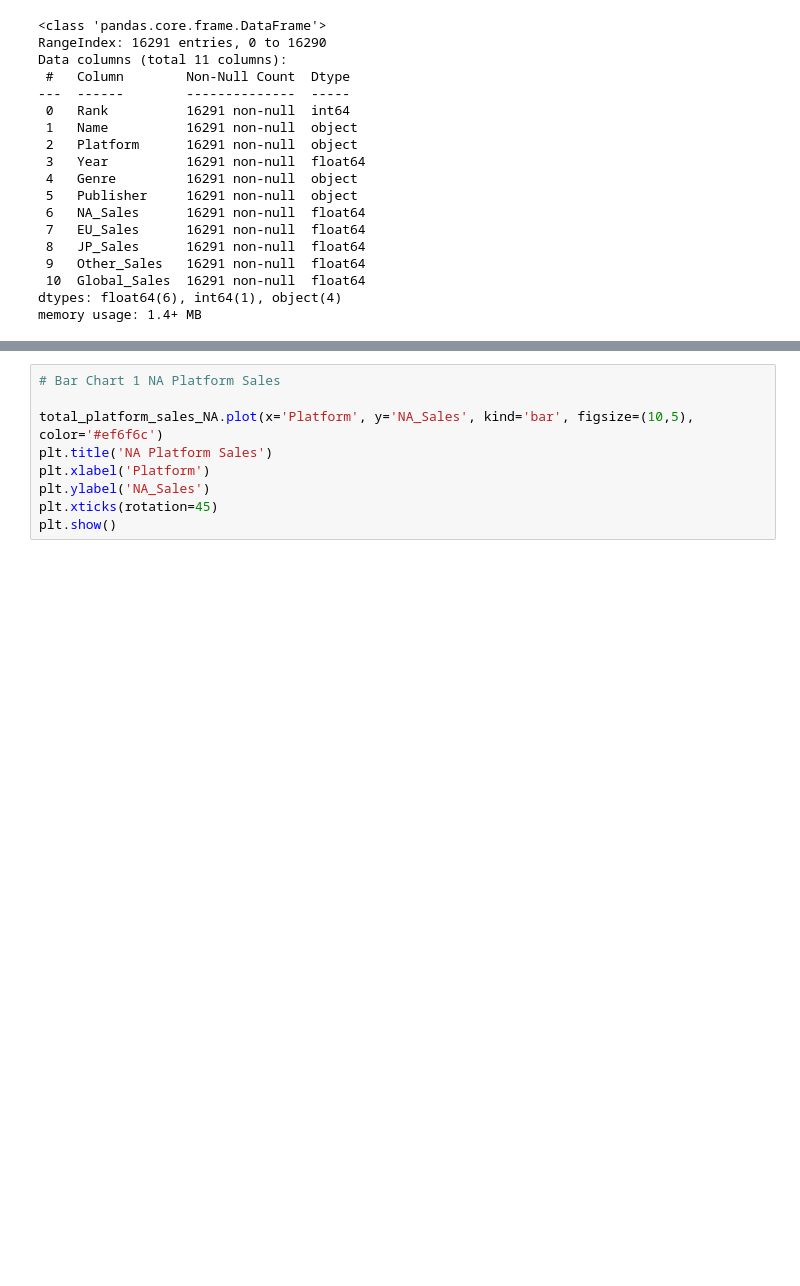
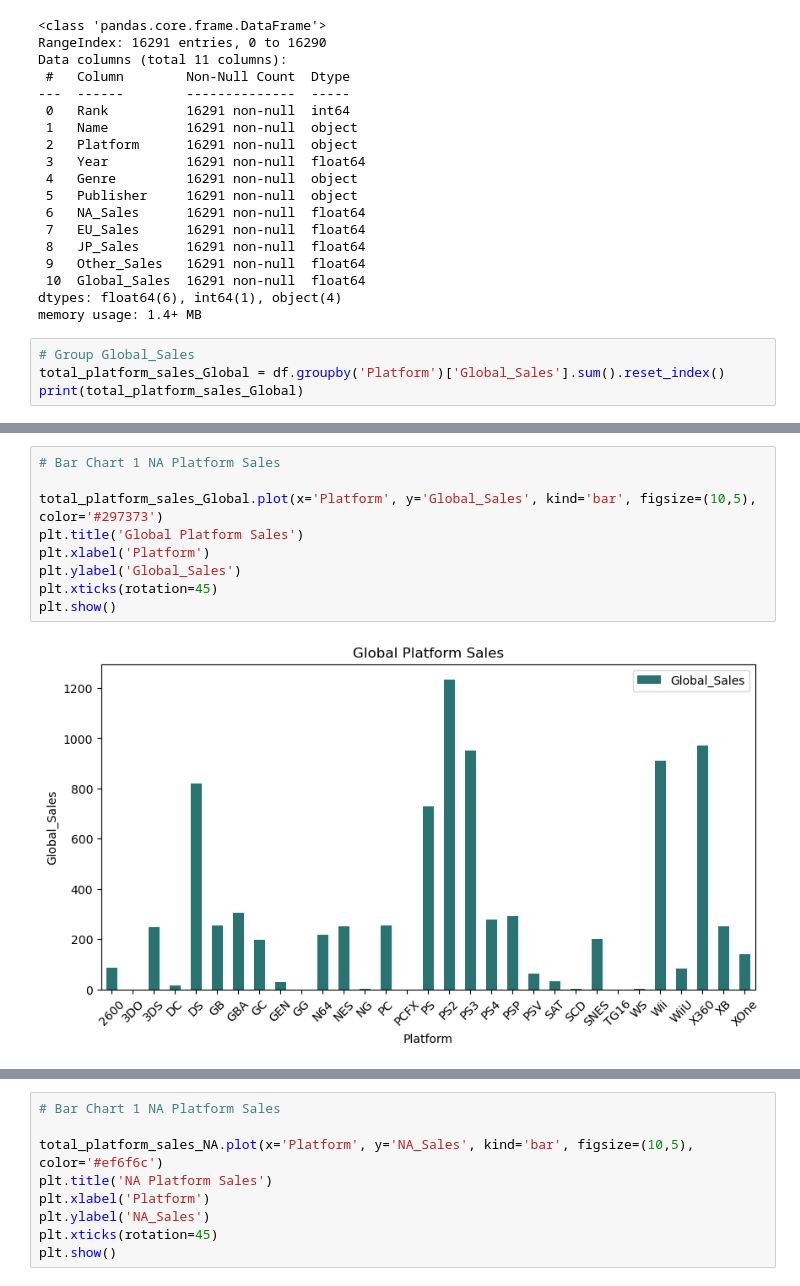
Before and after one commit to CymbalOfJoy/Project_1-Group_3, a Jupyter notebook: Data for Video Game Sales/Q1-Platforms.ipynb, the cells around one changed output, grey strips where cells are left out. Cells and saved outputs as stored; diff of their text form; blank space fills up the shorter version.

```diff
--- a/Data for Video Game Sales/Q1-Platforms.ipynb
+++ b/Data for Video Game Sales/Q1-Platforms.ipynb
@@ -35,3 +35,7 @@ Data columns (total 11 columns):
  10  Global_Sales  16291 non-null  float64
 dtypes: float64(6), int64(1), object(4)
 memory usage: 1.4+ MB
+# %%
+# Group Global_Sales
+total_platform_sales_Global = df.groupby('Platform')['Global_Sales'].sum().reset_index()
+print(total_platform_sales_Global)
@@ -38 +60,12 @@ memory usage: 1.4+ MB
+# %%
+# Bar Chart 1 NA Platform Sales
+
+total_platform_sales_Global.plot(x='Platform', y='Global_Sales', kind='bar', figsize=(10,5), color='#297373')
+plt.title('Global Platform Sales')
+plt.xlabel('Platform')
+plt.ylabel('Global_Sales')
+plt.xticks(rotation=45)
+plt.show()
+# %% [output]
+[figure, added]
 # %%
```
Also changed, not shown: parts of 5 cells of this notebook.
